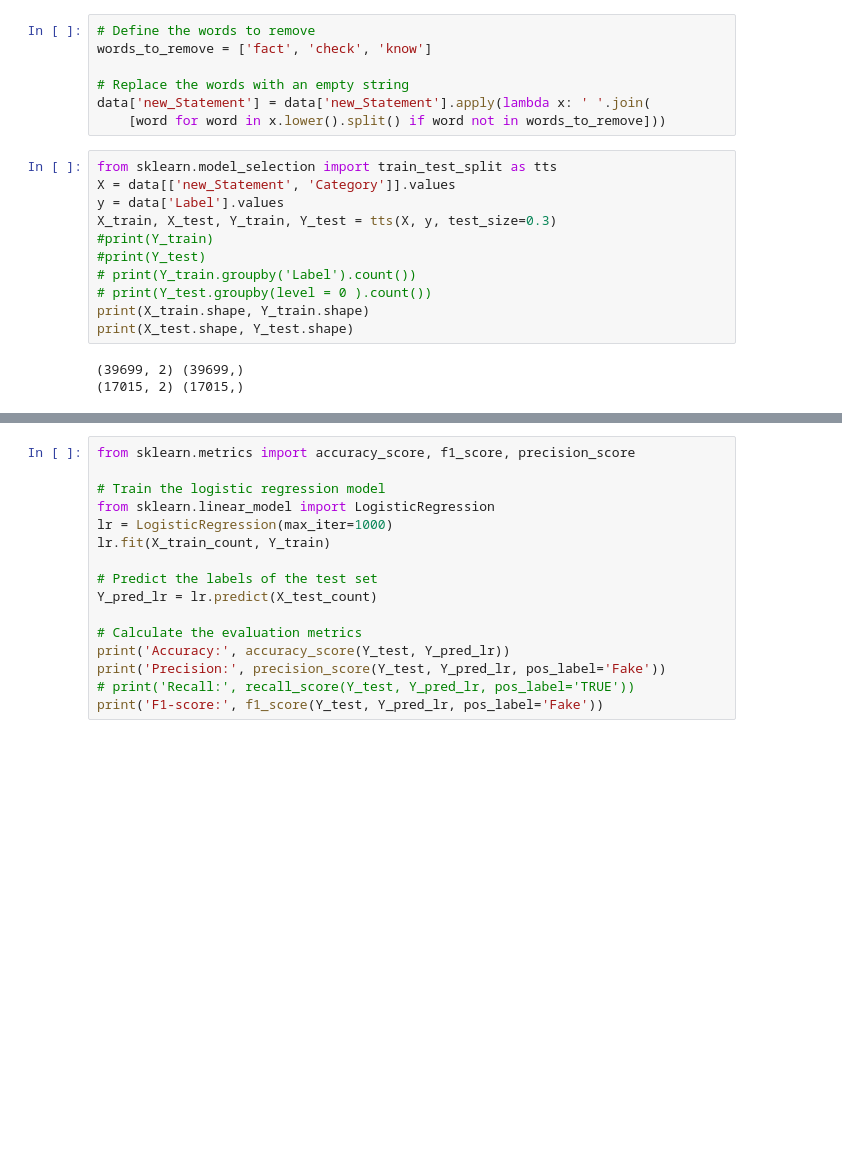
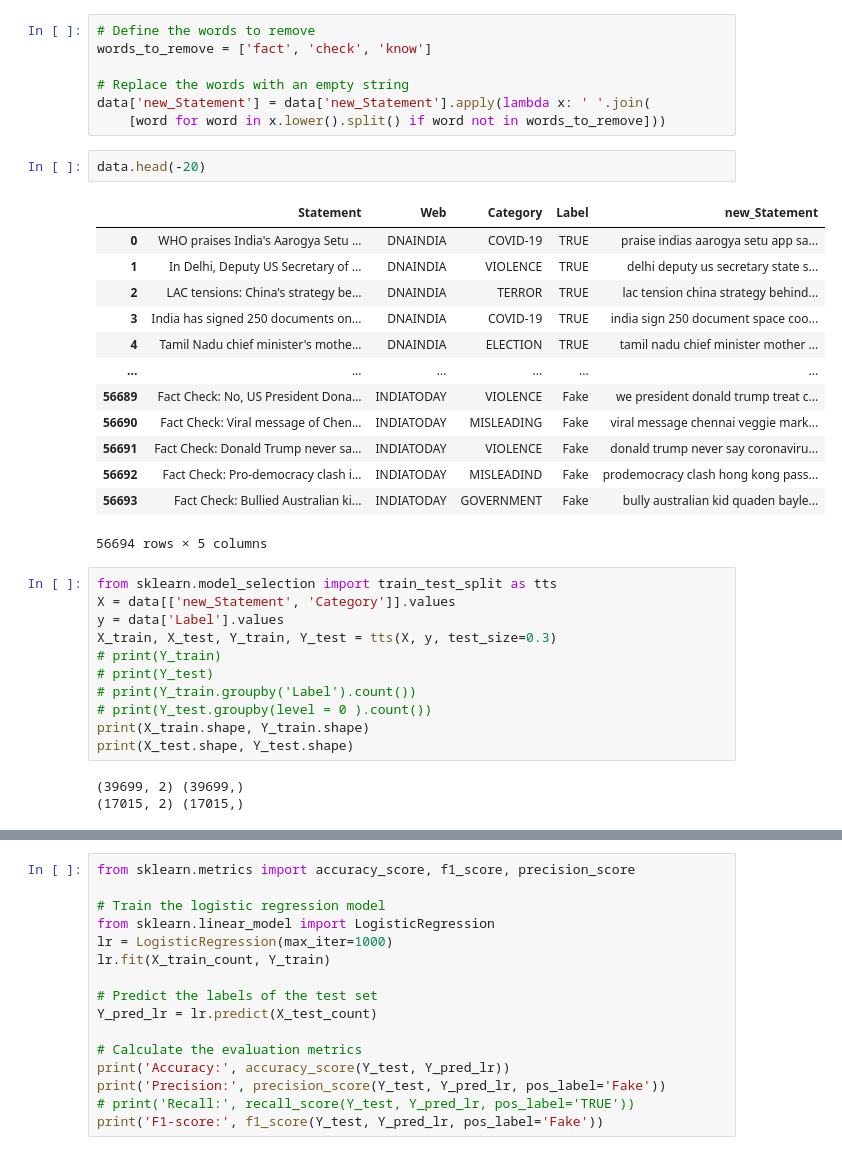
Before and after one commit to rubykar/KavachHackathon-AFND-003-, a Jupyter notebook: KAVACHHACKATHON2023/Fake_news_detection(Kavach_Hackathon).ipynb, the cells around one changed output, grey strips where cells are left out. Saved outputs shown, nothing was run; the diff lists cells and outputs as text; blank space fills up the shorter version.

```diff
--- a/KAVACHHACKATHON2023/Fake_news_detection(Kavach_Hackathon).ipynb
+++ b/KAVACHHACKATHON2023/Fake_news_detection(Kavach_Hackathon).ipynb
@@ -139,13 +139,29 @@ words_to_remove = ['fact', 'check', 'know']
 # Replace the words with an empty string
 data['new_Statement'] = data['new_Statement'].apply(lambda x: ' '.join(
     [word for word in x.lower().split() if word not in words_to_remove]))
+# %%
+data.head(-20)
+# %% [output]
+|  | Statement | Web | Category | Label | new_Statement |
+| 0 | WHO praises India's Aarogya Setu ... | DNAINDIA | COVID-19 | TRUE | praise indias aarogya setu app sa... |
+| 1 | In Delhi, Deputy US Secretary of ... | DNAINDIA | VIOLENCE | TRUE | delhi deputy us secretary state s... |
+| 2 | LAC tensions: China's strategy be... | DNAINDIA | TERROR | TRUE | lac tension china strategy behind... |
+| 3 | India has signed 250 documents on... | DNAINDIA | COVID-19 | TRUE | india sign 250 document space coo... |
+| 4 | Tamil Nadu chief minister's mothe... | DNAINDIA | ELECTION | TRUE | tamil nadu chief minister mother ... |
+| ... | ... | ... | ... | ... | ... |
+| 56689 | Fact Check: No, US President Dona... | INDIATODAY | VIOLENCE | Fake | we president donald trump treat c... |
+| 56690 | Fact Check: Viral message of Chen... | INDIATODAY | MISLEADING | Fake | viral message chennai veggie mark... |
+| 56691 | Fact Check: Donald Trump never sa... | INDIATODAY | VIOLENCE | Fake | donald trump never say coronaviru... |
+| 56692 | Fact Check: Pro-democracy clash i... | INDIATODAY | MISLEADIND | Fake | prodemocracy clash hong kong pass... |
+| 56693 | Fact Check: Bullied Australian ki... | INDIATODAY | GOVERNMENT | Fake | bully australian kid quaden bayle... |
+56694 rows × 5 columns
 # %%
 from sklearn.model_selection import train_test_split as tts
 X = data[['new_Statement', 'Category']].values
 y = data['Label'].values
 X_train, X_test, Y_train, Y_test = tts(X, y, test_size=0.3)
-#print(Y_train)
-#print(Y_test)
+# print(Y_train)
+# print(Y_test)
 # print(Y_train.groupby('Label').count())
 # print(Y_test.groupby(level = 0 ).count())
 print(X_train.shape, Y_train.shape)
```
Also changed, not shown: parts of 9 cells of this notebook, 4 other files.
